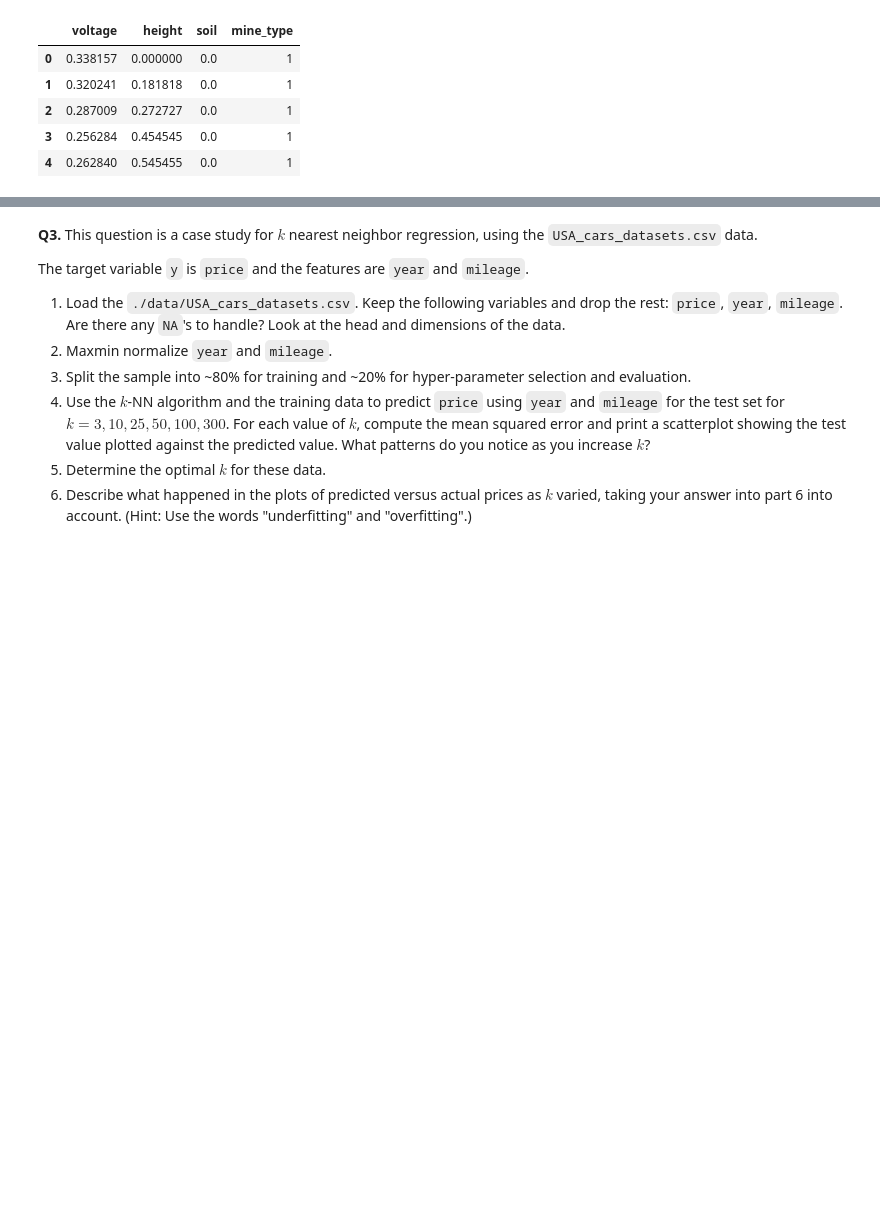
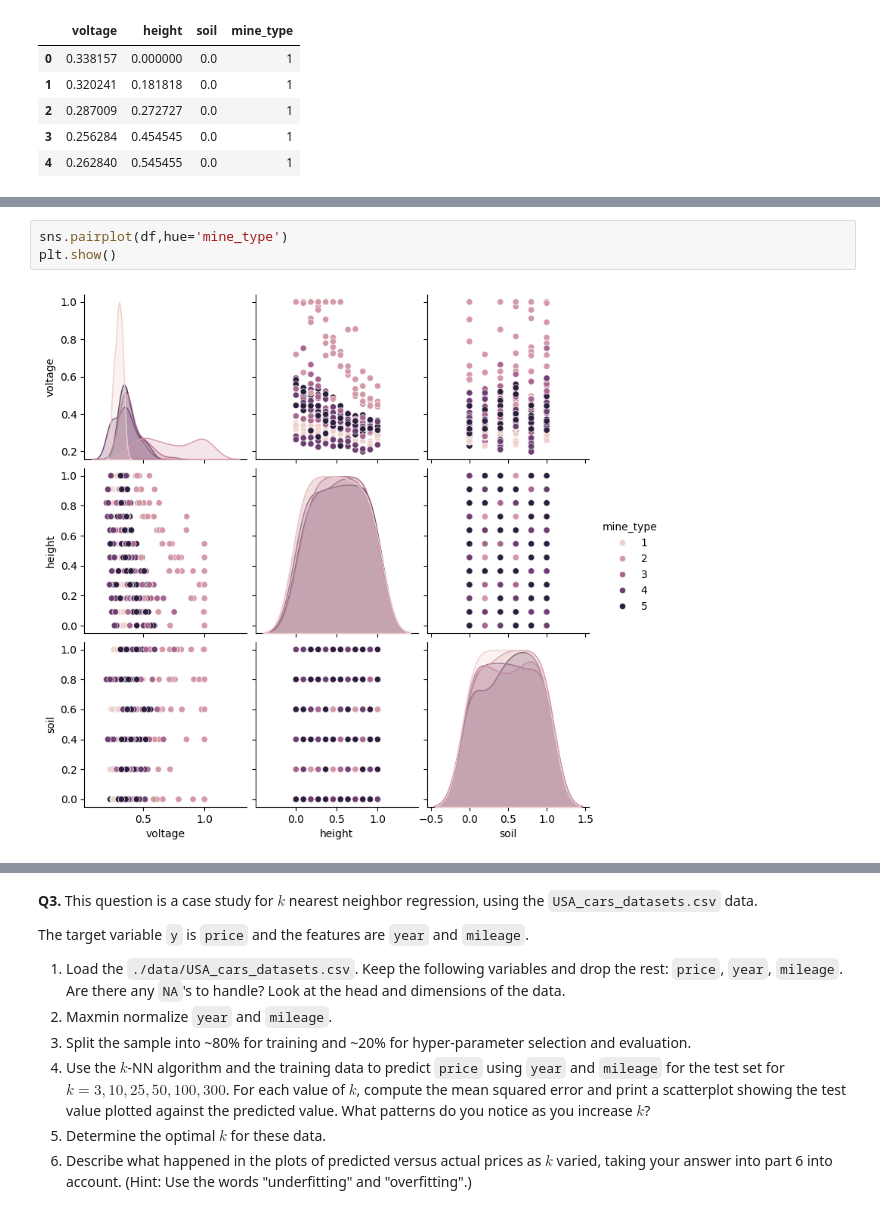
Before and after one commit to Elizabethav03/My_undergrad_ml_assignments, a Jupyter notebook: 02_assignment_knn.ipynb, the cells around one changed output, grey strips where cells are left out. Drawn from its saved outputs; the diff is of its cells as text; blank space fills up the shorter version.

```diff
--- a/02_assignment_knn.ipynb
+++ b/02_assignment_knn.ipynb
@@ -73,0 +74,5 @@ sns.kdeplot(df['voltage'])
+# %%
+sns.pairplot(df,hue='mine_type')
+plt.show()
+# %% [output]
+[figure, added]
```
Also changed, not shown: parts of 8 cells of this notebook.
